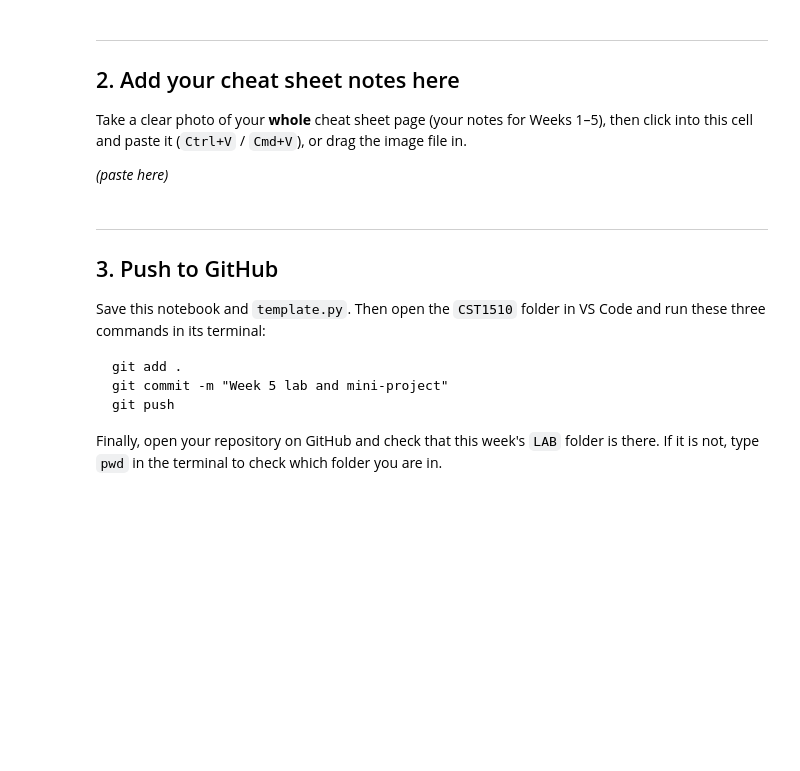
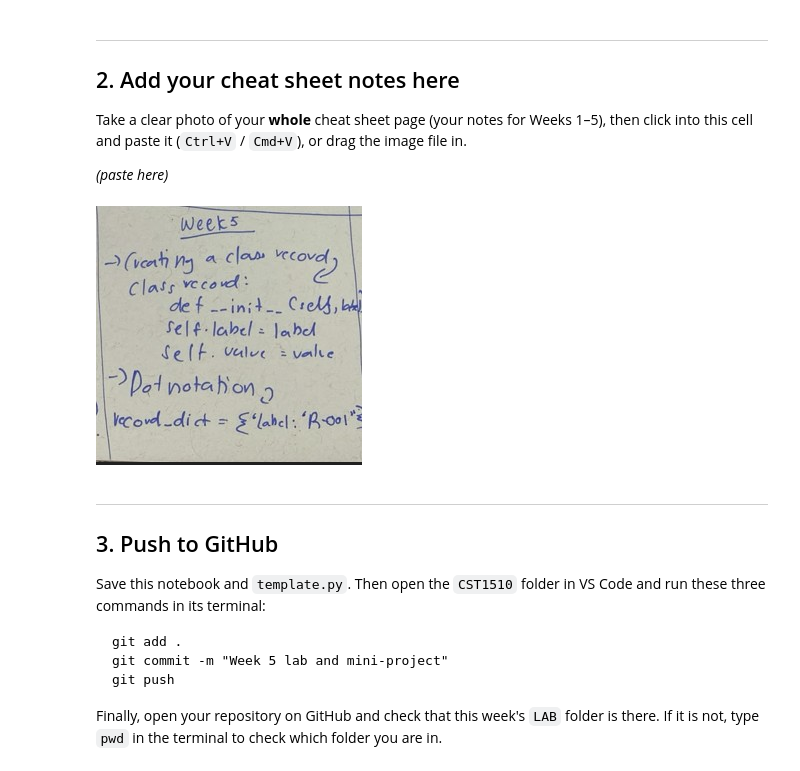
Before and after one commit to rushdtariq6-cmyk/Coursework-CST1510, a Jupyter notebook: W05_Lab.ipynb, the cells around one changed output. Saved outputs shown, nothing was run; the diff lists cells and outputs as text; code cells hidden in the pictures; blank space fills up the shorter version.

```diff
--- a/W05_Lab.ipynb
+++ b/W05_Lab.ipynb
@@ -468,6 +468,12 @@ Take a clear photo of your **whole** cheat sheet page (your notes for Weeks 1–
 this cell and paste it (`Ctrl+V` / `Cmd+V`), or drag the image file in.
 
 *(paste here)*
+# %%
+from IPython.display import Image, display
+
+display(Image(filename="week5.jpg"))
+# %% [output]
+[figure, added]
 # %% [markdown]
 ---
 ## 3. Push to GitHub
```
